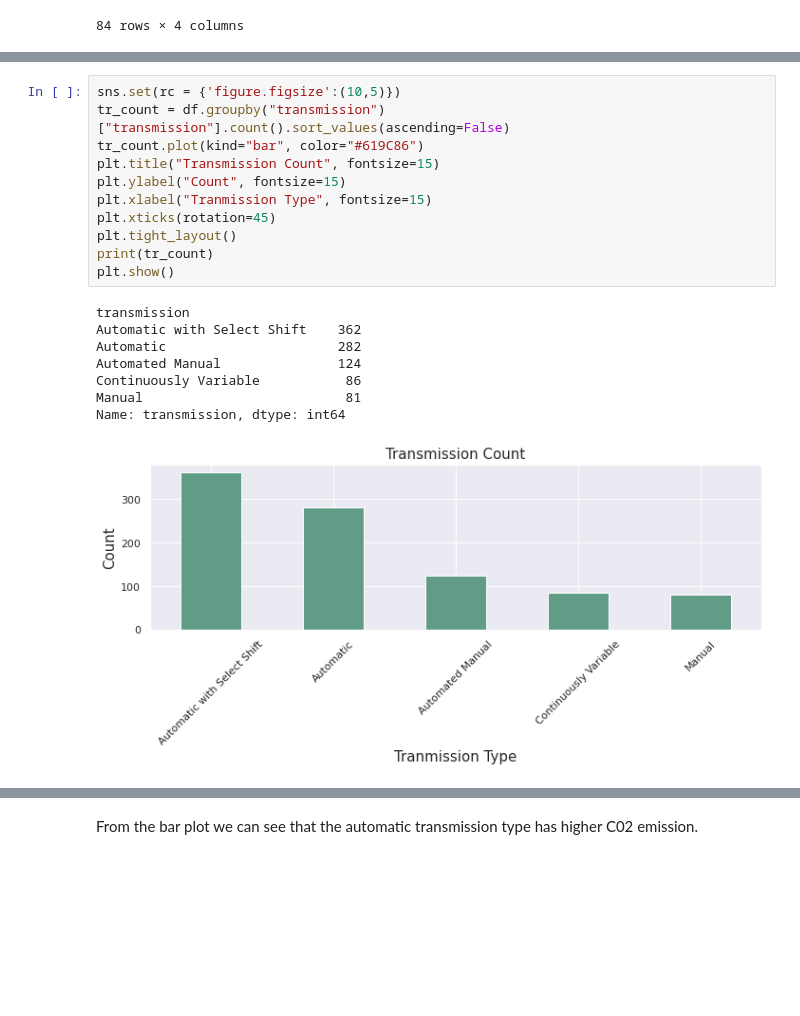
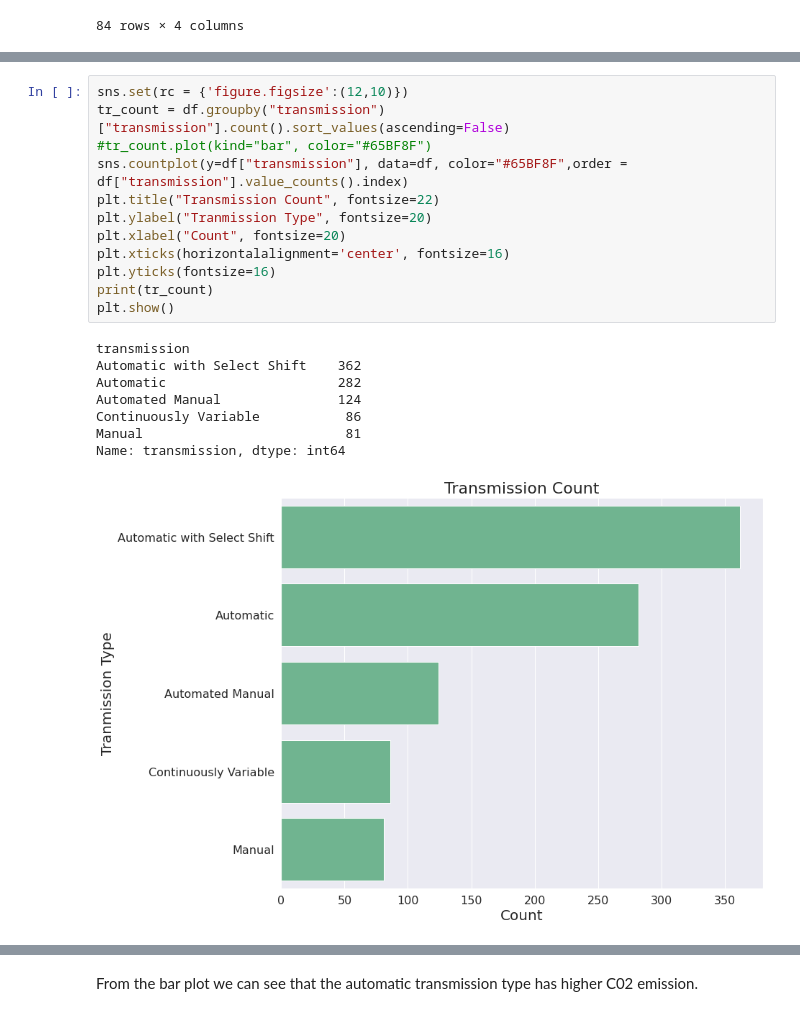
Before and after one commit to Sophiat-O/c02_emission_analysis, a Jupyter notebook: Data_Analysis_of_Car_C02.ipynb, the cells around one changed output, grey strips where cells are left out. Cells and saved outputs as stored; diff of their text form; blank space fills up the shorter version.

```diff
--- a/Data_Analysis_of_Car_C02.ipynb
+++ b/Data_Analysis_of_Car_C02.ipynb
@@ -157,21 +157,22 @@ Text(0.5, 1.0, 'Brand Count')
 # %%
-sns.set(rc = {'figure.figsize':(10,5)})
+sns.set(rc = {'figure.figsize':(12,10)})
 tr_count = df.groupby("transmission")["transmission"].count().sort_values(ascending=False)
-tr_count.plot(kind="bar", color="#619C86")
-plt.title("Transmission Count", fontsize=15)
-plt.ylabel("Count", fontsize=15)
-plt.xlabel("Tranmission Type", fontsize=15)
-plt.xticks(rotation=45)
-plt.tight_layout()
+#tr_count.plot(kind="bar", color="#65BF8F")
+sns.countplot(y=df["transmission"], data=df, color="#65BF8F",order = df["transmission"].value_counts().index)
+plt.title("Transmission Count", fontsize=22)
+plt.ylabel("Tranmission Type", fontsize=20)
+plt.xlabel("Count", fontsize=20)
+plt.xticks(horizontalalignment='center', fontsize=16)
+plt.yticks(fontsize=16)
 print(tr_count)
 plt.show()
 # %% [output]
 transmission
 Automatic with Select Shift    362
 Automatic                      282
 Automated Manual               124
 Continuously Variable           86
 Manual                          81
 Name: transmission, dtype: int64
-[figure, old version]
+[figure, new version]
 # %%
```
Also changed, not shown: parts of 17 cells of this notebook.
